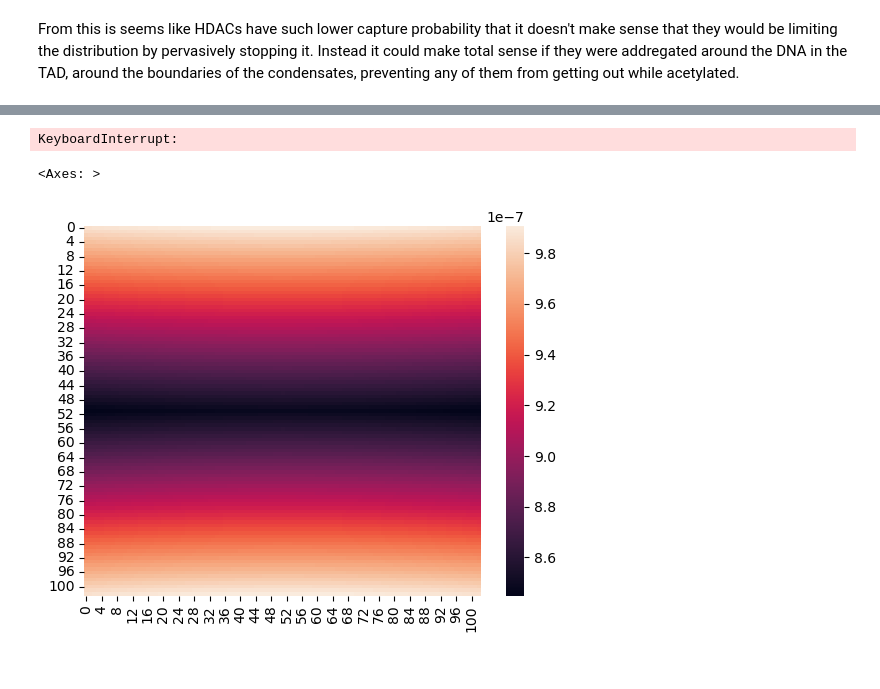
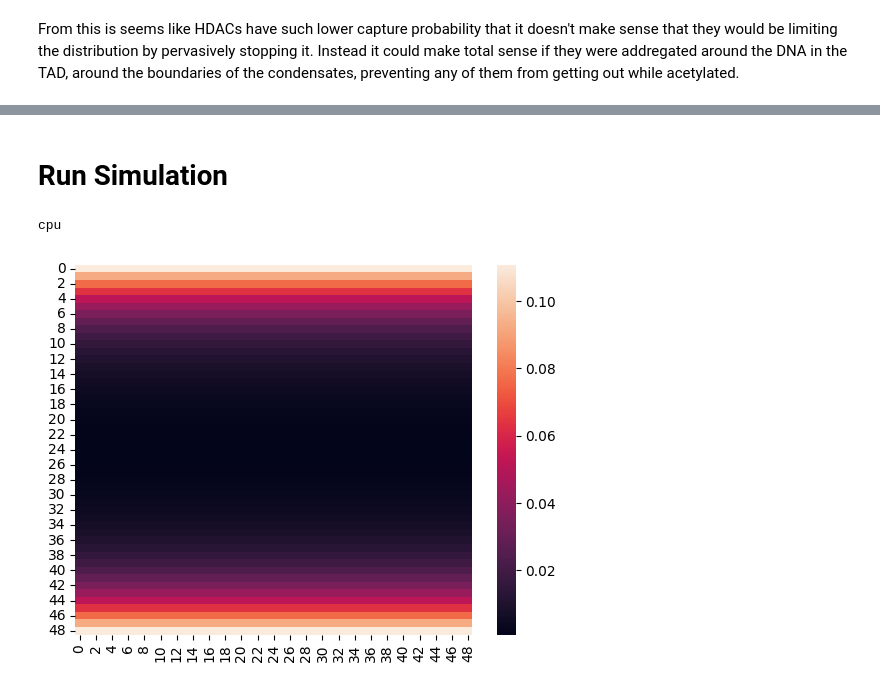
Before and after one commit to ishan-gaur/ep-modeling, a Jupyter notebook: diffusion.ipynb, the cells around one changed output, grey strips where cells are left out. Drawn from its saved outputs; the diff is of its cells as text; code cells hidden in the pictures.

```diff
--- a/diffusion.ipynb
+++ b/diffusion.ipynb
@@ -141,2 +162,9 @@ From this is seems like HDACs have such lower capture probability that it doesn'
+# %% [markdown]
+# Run Simulation
+# %%
+device = torch.device("cuda:0" if torch.cuda.is_available() else "cpu")
+print(device)
+# %% [output]
+cpu
 # %%
 world = np.zeros((2 + side_n, 2 + side_n, 2 + side_n))
@@ -144,36 +171 @@ world = np.zeros((2 + side_n, 2 + side_n, 2 + side_n))
 time = 0
-# %%
-origin_distance_map = np.zeros((2 + side_n, 2 + side_n, 2 + side_n))
-for i in range(2 + side_n):
-    for j in range(2 + side_n):
-        for k in range(2 + side_n):
-            x = i - 1 - side_n // 2
-            y = j - 1 - side_n // 2
-            z = k - 1 - side_n // 2
-            pos = np.array([x, y, z]) * voxel_len
-            origin_distance_map[i, j, k] = np.linalg.norm(pos)
-# %% [output]
-KeyboardInterrupt:
-# %%
-# DNA located at y, z = 0 and x = +- side_n // 2
-x_DNA1 = -side_n / 2 * voxel_len
-dist_DNA1 = lambda x, y, z: np.linalg.norm(np.array([x - x_DNA1, y, z]) * voxel_len)
-x_DNA2 = side_n / 2 * voxel_len
-dist_DNA2 = lambda x, y, z: np.linalg.norm(np.array([x - x_DNA2, y, z]) * voxel_len)
-dna_distance_map = np.zeros((2 + side_n, 2 + side_n, 2 + side_n))
-for i in range(2 + side_n):
-    for j in range(2 + side_n):
-        for k in range(2 + side_n):
-            x = i - 1 - side_n // 2
-            y = j - 1 - side_n // 2
-            z = k - 1 - side_n // 2
-            dna_distance_map[i, j, k] = np.min([dist_DNA1(x, y, z), dist_DNA2(x, y, z)])
-# R^-2 distance
-HDAC_distance_mapping = np.power(dna_distance_map, -3)
-HDAC_distance_mapping[HDAC_distance_mapping == np.inf] = 0
-# %%
-HDAC_distance_mapping /= np.sum(HDAC_distance_mapping)
-sns.heatmap(HDAC_distance_mapping[:, :, 1 + side_n // 2])
-# %% [output]
-<Axes: >
-[figure, removed]
@@ -180 +176,9 @@ sns.heatmap(HDAC_distance_mapping[:, :, 1 + side_n // 2])
+# %%
+P_deacetylation_per_step = P_deacetylation * dt * np.prod(world[1:-1, 1:-1, 1:-1].shape)
+P_deacetylation_per_step *= HDAC_distance_mapping[1:-1, 1:-1, 1:-1]
+P_stay_per_step = 1 - P_deacetylation_per_step
+sns.heatmap(P_deacetylation_per_step[1:-1, 1:-1, 1 + side_n // 2])
+plt.show()
+# %% [output]
+[figure, added]
 # %%
```
Also changed, not shown: parts of 20 cells of this notebook.
